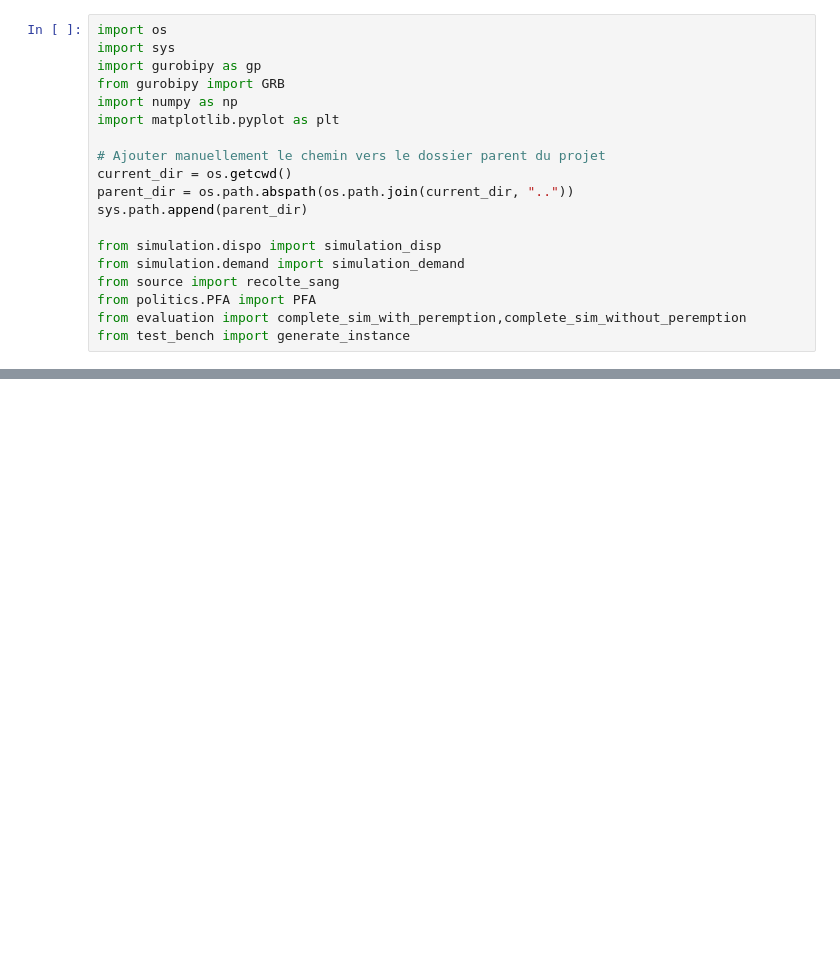
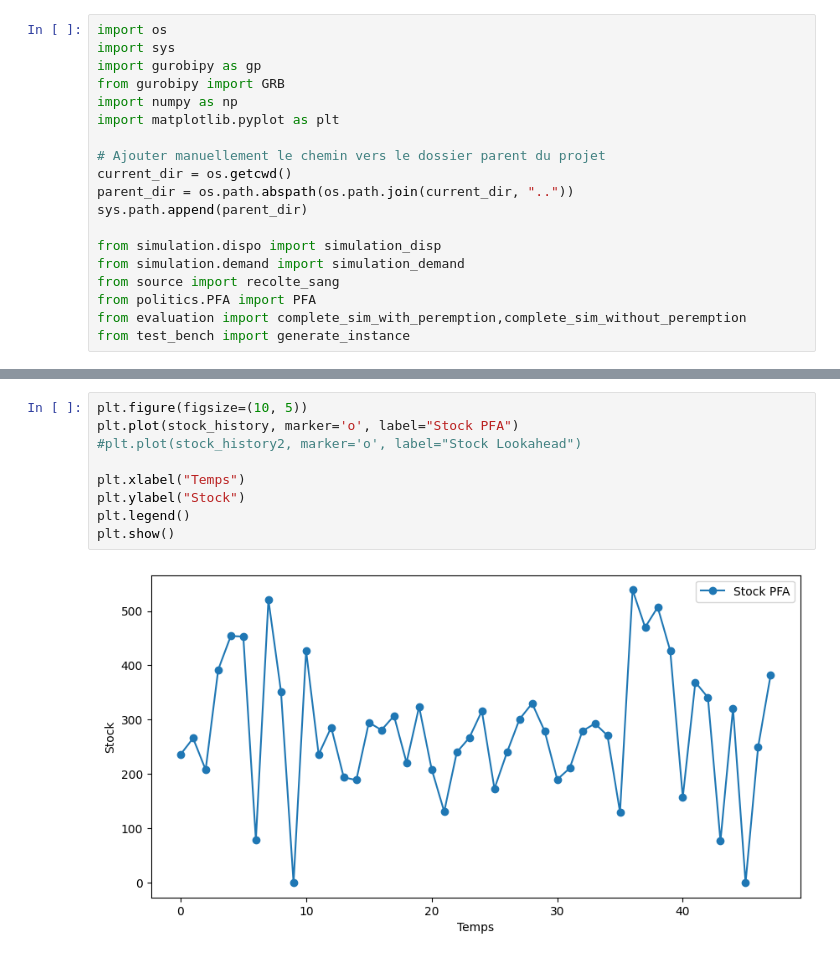
Before and after one commit to Joaquim2805/Blood_management_simulation, a Jupyter notebook: Dev/test.ipynb, the cells around one changed output, grey strips where cells are left out. Cells and saved outputs as stored; diff of their text form; blank space fills up the shorter version.

```diff
--- a/Dev/test.ipynb
+++ b/Dev/test.ipynb
@@ -37,0 +113,11 @@ Coût associé : 426.87240660949976
+# %%
+plt.figure(figsize=(10, 5))
+plt.plot(stock_history, marker='o', label="Stock PFA")
+#plt.plot(stock_history2, marker='o', label="Stock Lookahead")
+
+plt.xlabel("Temps")
+plt.ylabel("Stock")
+plt.legend()
+plt.show()
+# %% [output]
+[figure, added]
```
Also changed, not shown: parts of 14 cells of this notebook, 7 other files.
